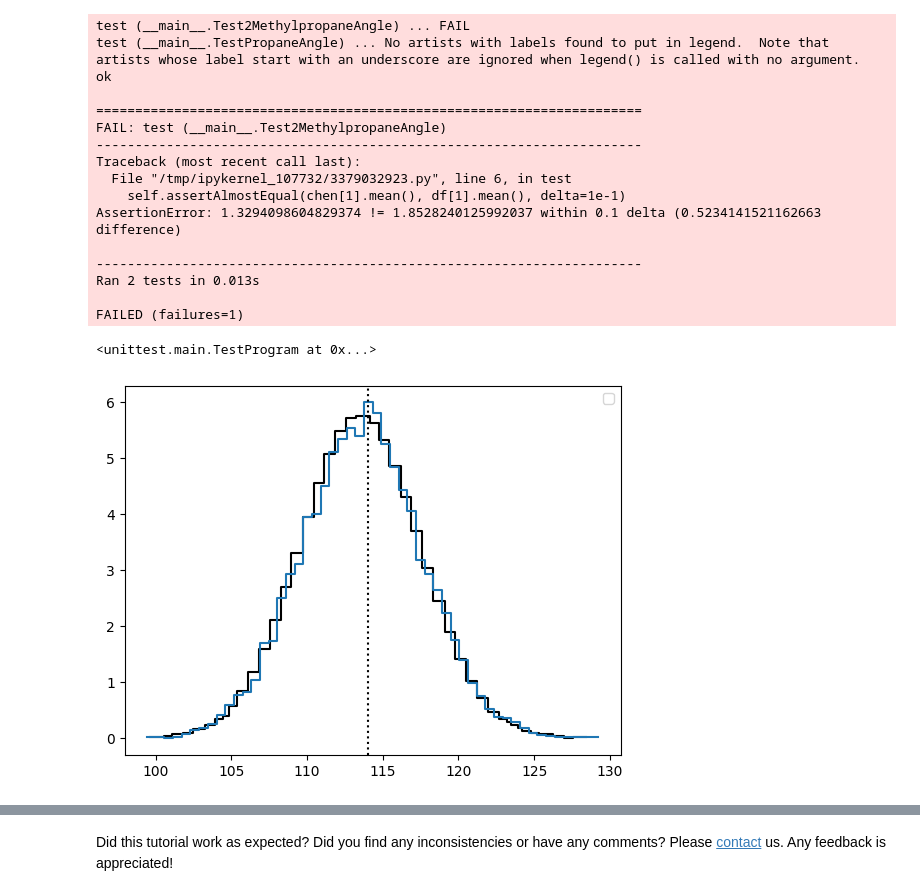
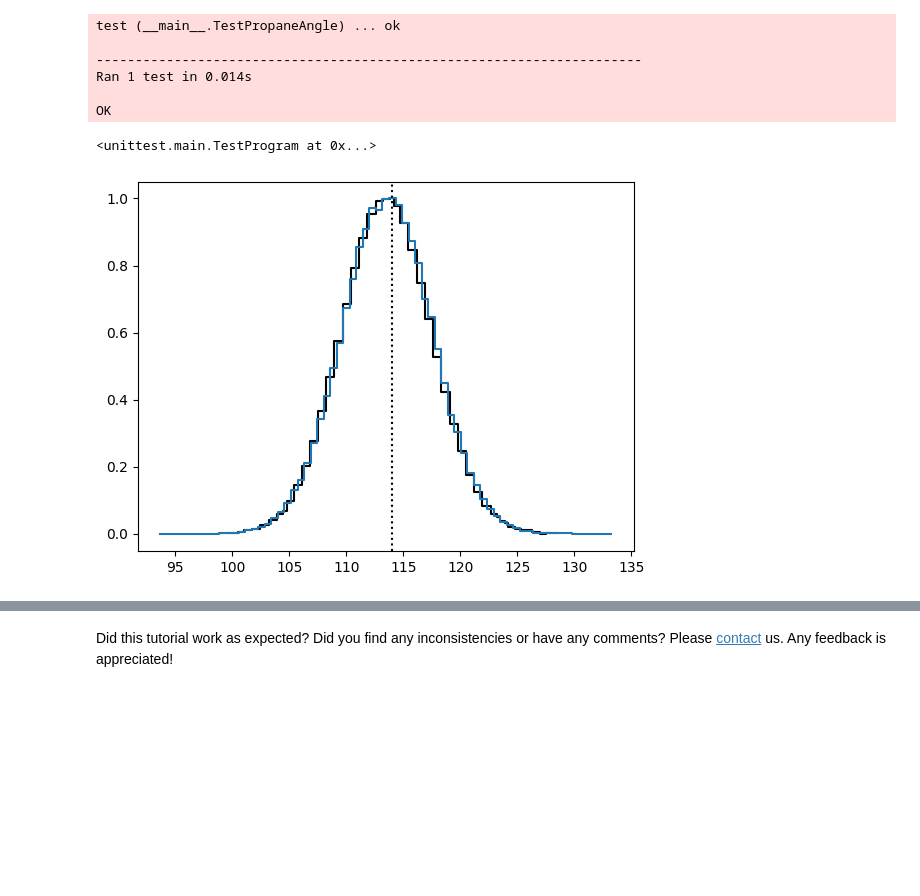
Before and after one commit to hhatch/feasst, a Jupyter notebook: plugin/chain/tutorial/tutorial_5_branching.ipynb, the cells around one changed output, grey strips where cells are left out. Cells and saved outputs as stored; diff of their text form; code cells hidden in the pictures; blank space fills up the shorter version.

```diff
--- a/plugin/chain/tutorial/tutorial_5_branching.ipynb
+++ b/plugin/chain/tutorial/tutorial_5_branching.ipynb
@@ -145,35 +145,26 @@ Run num_trials 10000.0
 # %%
 class TestPropaneAngle(unittest.TestCase):
     def test(self):
         chen = pd.read_csv('../test/data/propane_bonds.txt', comment='#', header=None)
         df = pd.read_csv('propane_bonds.txt', skiprows=10, header=None)
-        df[1] *= 6/df[1].max()
-        self.assertAlmostEqual(chen[1].mean(), df[1].mean(), delta=1e-1)
-        self.assertAlmostEqual(chen[1].std(), df[1].std(), delta=1e-1)
+        for d in [df, chen]:
+            d[1] /= d[1].max()
+        self.assertAlmostEqual(chen[1].mean(), df[1].mean(), delta=0.2)
+        self.assertAlmostEqual(chen[1].std(), df[1].std(), delta=0.1)
         plt.step(chen[0], chen[1], color='black')
         plt.step(df[0]/np.pi*180, df[1])
         plt.axvline(114, color='black', linestyle='dotted')
 
 unittest.main(argv=[''], verbosity=2, exit=False)
 # %% [output]
-test (__main__.Test2MethylpropaneAngle) ... FAIL
-test (__main__.TestPropaneAngle) ... No artists with labels found to put in legend.  Note that artists whose label start with an underscore are ignored when legend() is called with no argument.
-ok
-
-======================================================================
-FAIL: test (__main__.Test2MethylpropaneAngle)
-----------------------------------------------------------------------
-Traceback (most recent call last):
-  File "/tmp/ipykernel_107732/3379032923.py", line 6, in test
-    self.assertAlmostEqual(chen[1].mean(), df[1].mean(), delta=1e-1)
-AssertionError: 1.3294098604829374 != 1.8528240125992037 within 0.1 delta (0.5234141521162663 difference)
+test (__main__.TestPropaneAngle) ... ok
 
 ----------------------------------------------------------------------
-Ran 2 tests in 0.013s
+Ran 1 test in 0.014s
 
-FAILED (failures=1)
+OK
 <unittest.main.TestProgram at 0x...>
-[figure, old version]
+[figure, new version]
 # %%
 params['prefix'] = params['molecule'] = '2-methylpropane'
 run_sim(params)
```
Also changed, not shown: parts of 6 cells of this notebook, 3 other files.
